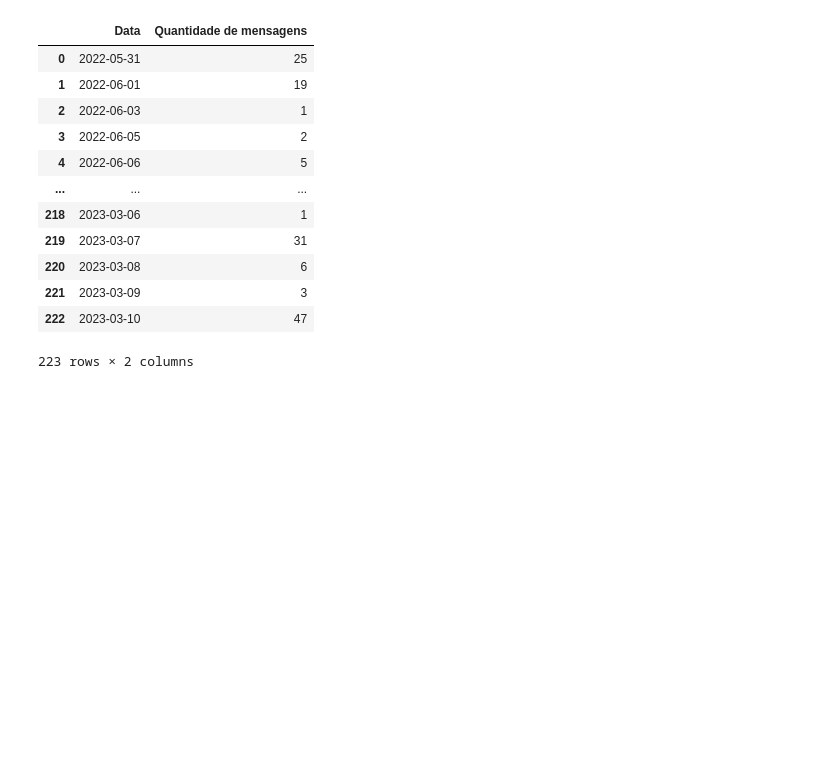
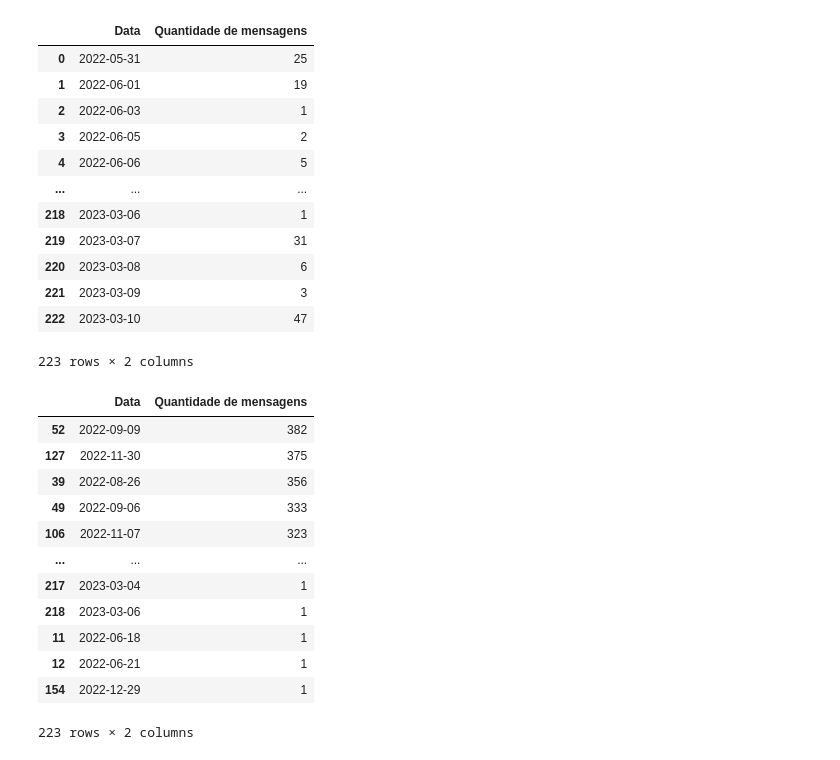
Before and after one commit to ericksonlopes/SearchInExportChat-StreamLit, a Jupyter notebook: search_in_export.ipynb, the cells around one changed output. Cells and saved outputs as stored; diff of their text form; code cells hidden in the pictures; blank space fills up the shorter version.

```diff
--- a/search_in_export.ipynb
+++ b/search_in_export.ipynb
@@ -116,3 +116,19 @@ df_soma
 | 221 | 2023-03-09 | 3 |
 | 222 | 2023-03-10 | 47 |
 223 rows × 2 columns
+# %%
+df_soma.sort_values(by='Quantidade de mensagens', ascending=False)
+# %% [output]
+|  | Data | Quantidade de mensagens |
+| 52 | 2022-09-09 | 382 |
+| 127 | 2022-11-30 | 375 |
+| 39 | 2022-08-26 | 356 |
+| 49 | 2022-09-06 | 333 |
+| 106 | 2022-11-07 | 323 |
+| ... | ... | ... |
+| 217 | 2023-03-04 | 1 |
+| 218 | 2023-03-06 | 1 |
+| 11 | 2022-06-18 | 1 |
+| 12 | 2022-06-21 | 1 |
+| 154 | 2022-12-29 | 1 |
+223 rows × 2 columns
```
Also changed, not shown: parts of 1 cell of this notebook, 9 other files.
